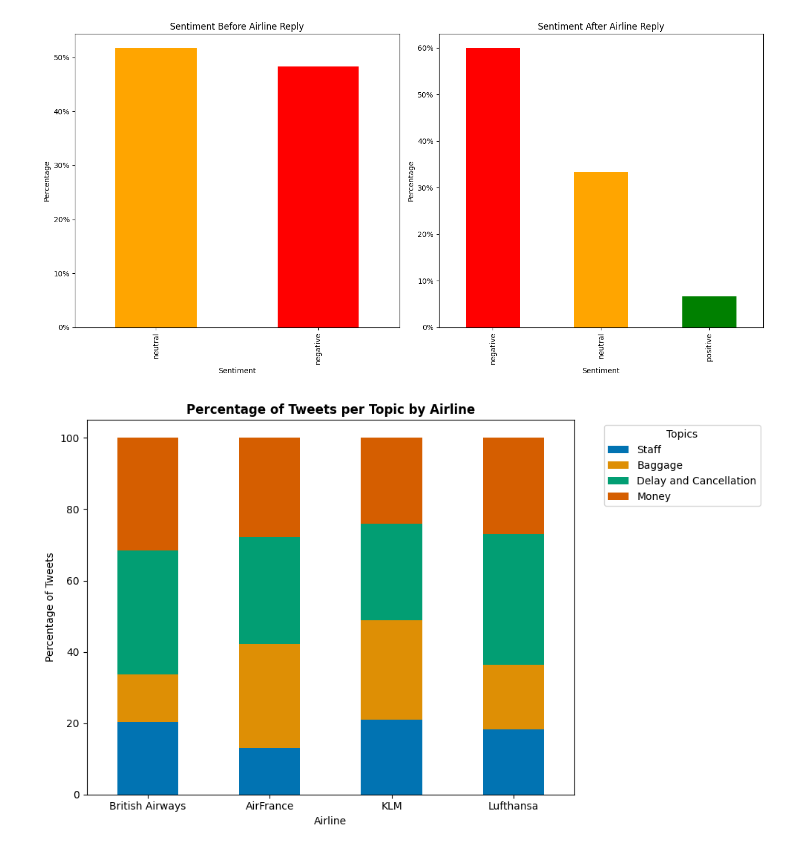
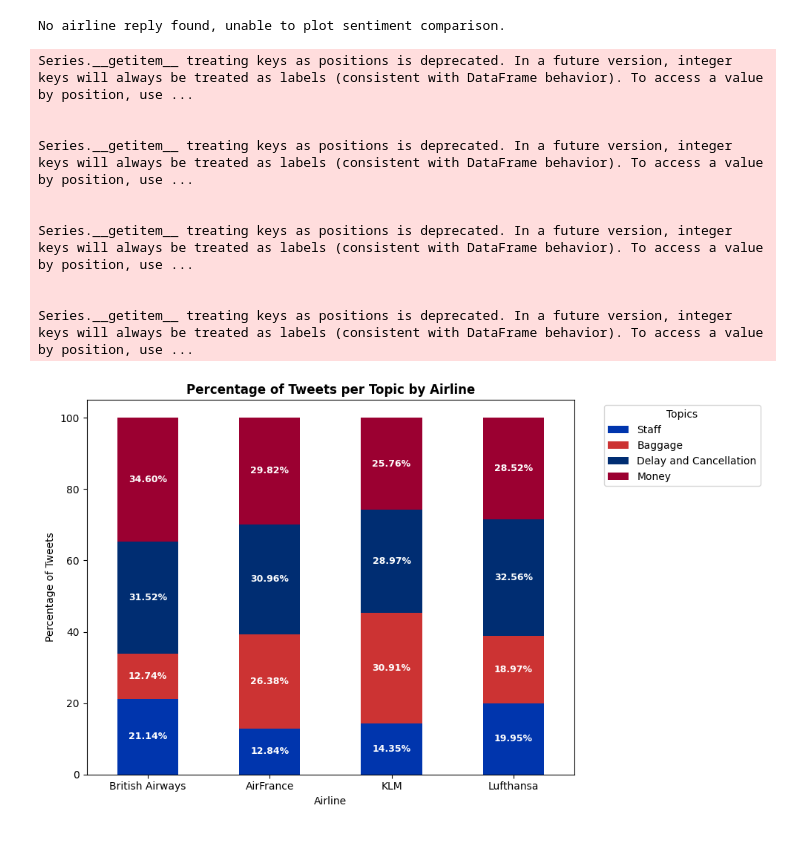
Before and after one commit to lmBored/From_Tweets_to_Trends, a Jupyter notebook: demo.ipynb, the cells around one changed output. Saved outputs shown, nothing was run; the diff lists cells and outputs as text; code cells hidden in the pictures.

Commit message:
colors
Former-commit-id: f8a792825fbe843a1f3d7ee6ac7e53c039d7c1ae

```diff
--- a/demo.ipynb
+++ b/demo.ipynb
@@ -588,7 +588,9 @@ plot_df = pd.DataFrame(data, columns=sentiments, index=airlines_2)
 fig, ax = plt.subplots(figsize=(12, 8))
 
 # Create the stacked bar plot
-plot_df.plot(kind='bar', stacked=True, color=['skyblue', 'lightgreen', 'salmon'], ax=ax, edgecolor='black')
+custom_colors = ['#0035AD', '#CC3333', '#002D72', '#9B0031']
+
+plot_df.plot(kind='bar', stacked=True, color=custom_colors, ax=ax, edgecolor='white')
 
 for i, airline in enumerate(airlines_2):
     pos_base = 0
@@ -598,13 +600,13 @@ for i, airline in enumerate(airlines_2):
         count = plot_df.loc[airline, sentiment]
         percentage = f"{count:.1f}%"
         if sentiment == 'positive':
-            ax.text(i, pos_base + count / 2, percentage, ha='center', va='center', fontsize=11, weight='bold', color='black')
+            ax.text(i, pos_base + count / 2, percentage, ha='center', va='center', fontsize=11, weight='bold', color='white')
             pos_base += count
         elif sentiment == 'neutral':
-            ax.text(i, neu_base + count / 2, percentage, ha='center', va='center', fontsize=11, weight='bold', color='black')
+            ax.text(i, neu_base + count / 2, percentage, ha='center', va='center', fontsize=11, weight='bold', color='white')
             neu_base += count
         else:
-            ax.text(i, neg_base + count / 2, percentage, ha='center', va='center', fontsize=11, weight='bold', color='black')
+            ax.text(i, neg_base + count / 2, percentage, ha='center', va='center', fontsize=11, weight='bold', color='white')
             neg_base += count
 
 
@@ -819,7 +821,7 @@ if airline_reply_time is not None:
 else:
     print("No airline reply found, unable to plot sentiment comparison.")
 # %% [output]
-[figure, removed]
+No airline reply found, unable to plot sentiment comparison.
 # %%
 # Creates the Dataframe for British Airways- 17 s
 
@@ -964,36 +966,50 @@ counts_lh = df_topics_lh.apply(lambda col: col.value_counts().get(1, 0))
 counts_ba_sum = counts_ba.sum()
 counts_af_sum = counts_af.sum()
 counts_klm_sum = counts_klm.sum()
 counts_lh_sum = counts_lh.sum()
 
 percentages_ba = round((counts_ba / counts_ba_sum) * 100, 2)
 percentages_af = round((counts_af / counts_af_sum) * 100, 2)
 percentages_klm = round((counts_klm / counts_klm_sum) * 100, 2)
 percentages_lh = round((counts_lh / counts_lh_sum) * 100, 2)
 
 percentages = pd.DataFrame({
     'Airline': ['British Airways', 'AirFrance', 'KLM', 'Lufthansa'],
     'Staff': [percentages_ba[0], percentages_af[0], percentages_klm[0], percentages_lh[0]],
     'Baggage': [percentages_ba[1], percentages_af[1], percentages_klm[1], percentages_lh[1]],
     'Delay and Cancellation': [percentages_ba[2], percentages_af[2], percentages_klm[2], percentages_lh[2]],
     'Money': [percentages_ba[3], percentages_af[3], percentages_klm[3], percentages_lh[3]]
 })
 
+ax =percentages.set_index('Airline').plot(kind='bar', stacked=True, figsize=(10, 6), color=custom_colors)
 
-percentages.set_index('Airline').plot(kind='bar', stacked=True, figsize=(10, 6), color=sns.color_palette('colorblind'))
-
+for p in ax.patches:
+    width, height = p.get_width(), p.get_height()
+    x, y = p.get_xy()
+    if height > 0:
+        ax.annotate(f'{height:.2f}%', (x + width/2, y + height/2), ha='center', va='center', fontsize=9, color ='white', weight='bold')
 
 plt.xlabel('Airline')
 plt.ylabel('Percentage of Tweets')
 plt.title('Percentage of Tweets per Topic by Airline', weight='bold')
 plt.xticks(rotation=0)
 plt.legend(title='Topics', bbox_to_anchor=(1.05, 1), loc='upper left')
 plt.tight_layout()
 
 
 plt.show()
 # %% [output]
+Series.__getitem__ treating keys as positions is deprecated. In a future version, integer keys will always be treated as labels (consistent with DataFrame behavior). To access a value by position, use ...
+
+
+Series.__getitem__ treating keys as positions is deprecated. In a future version, integer keys will always be treated as labels (consistent with DataFrame behavior). To access a value by position, use ...
+
+
+Series.__getitem__ treating keys as positions is deprecated. In a future version, integer keys will always be treated as labels (consistent with DataFrame behavior). To access a value by position, use ...
+
+
+Series.__getitem__ treating keys as positions is deprecated. In a future version, integer keys will always be treated as labels (consistent with DataFrame behavior). To access a value by position, use ...
-[figure, old version]
+[figure, new version]
 # %%
 # Number of tweets where an airline was included (mnetioned or responded) per topic- 23s
 
```
Also changed, not shown: parts of 16 cells of this notebook.
